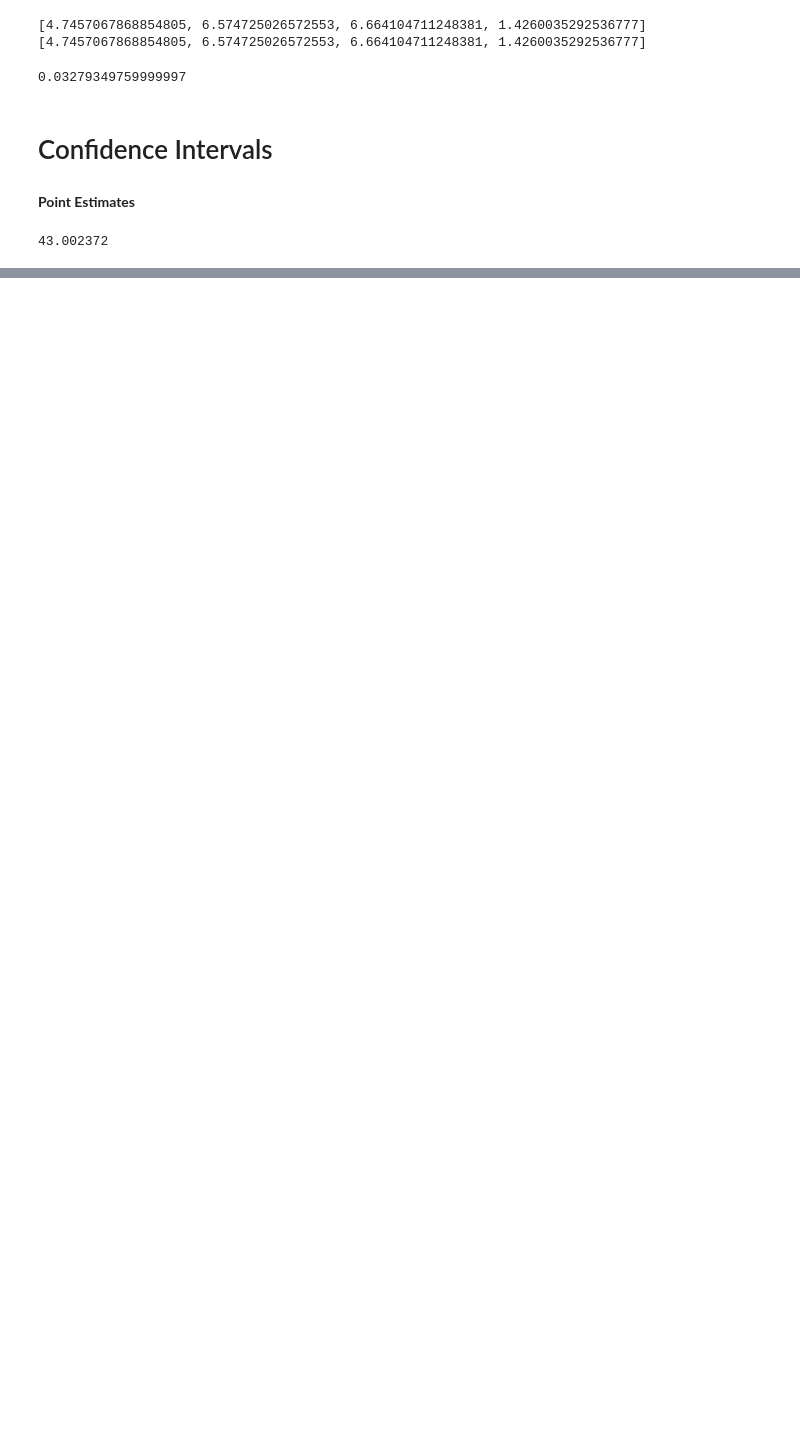
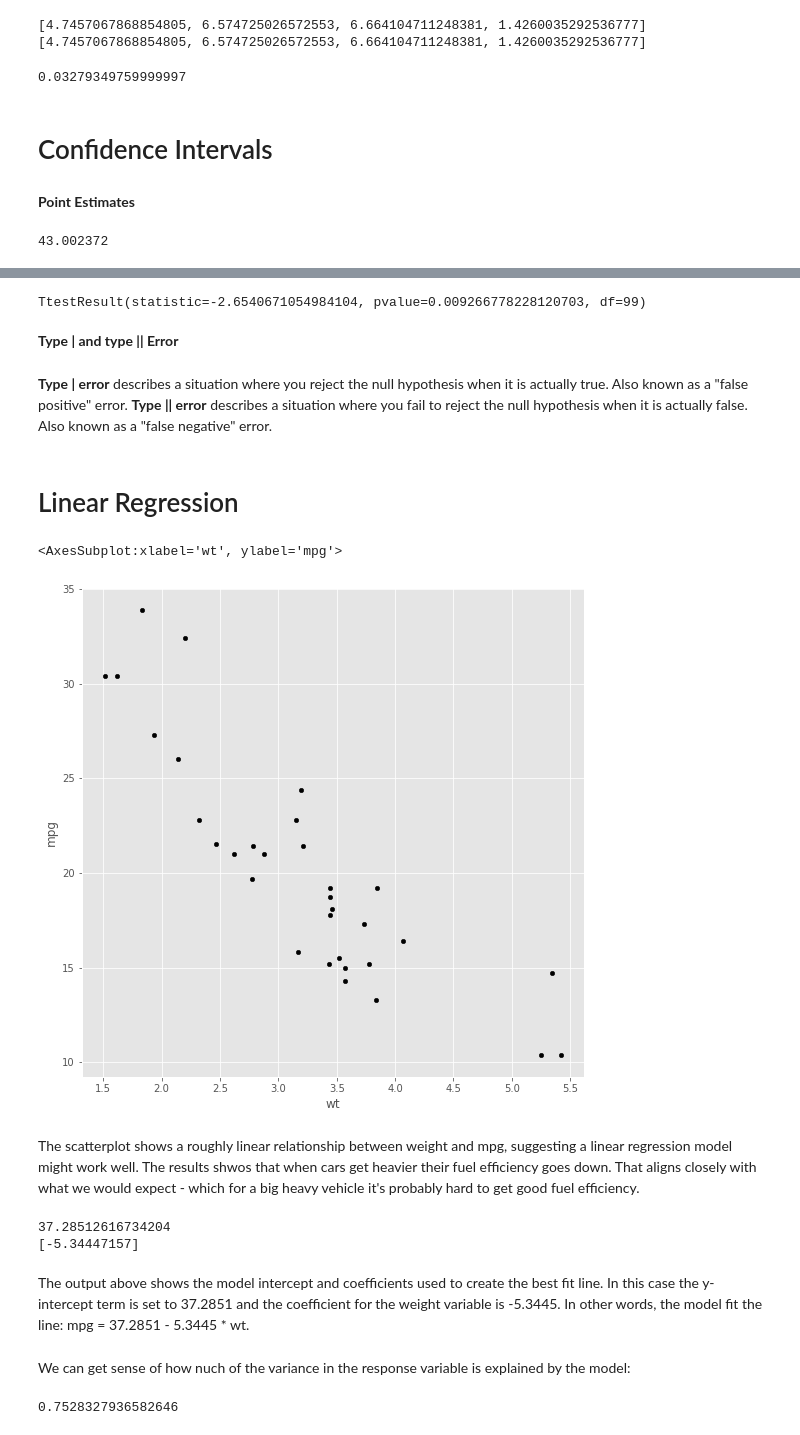
Before and after one commit to SapirBenHamo/Practicing-Python---Data-Analysis, a Jupyter notebook: PracticingPythonForDataAnalysis.ipynb, the cells around one changed output, grey strips where cells are left out. Drawn from its saved outputs; the diff is of its cells as text; code cells hidden in the pictures; blank space fills up the shorter version.

```diff
--- a/PracticingPythonForDataAnalysis.ipynb
+++ b/PracticingPythonForDataAnalysis.ipynb
@@ -1194,0 +1293,33 @@ population_ages.mean()
+# %%
+stats.ttest_rel(a = before,
+                b = after)
+# %% [output]
+TtestResult(statistic=-2.6540671054984104, pvalue=0.009266778228120703, df=99)
+# %% [markdown]
+**Type | and type || Error**
+# %% [markdown]
+**Type | error** describes a situation where you reject the null hypothesis when it is actually true. Also known as a "false positive" error.
+**Type || error** describes a situation where you fail to reject the null hypothesis when it is actually false. Also known as a "false negative" error.
+# %% [markdown]
+# Linear Regression
+# %%
+%matplotlib inline
+import numpy as np
+import pandas as pd
+import matplotlib
+import matplotlib.pyplot as plt
+import scipy.stats as stats
+matplotlib.style.use('ggplot')
+# %%
+# Load mtcars data set
+mtcars.plot(kind = 'scatter',
+            x = 'wt',
+            y = 'mpg',
+            figsize = (9,9),
+            color = 'black')
+# %% [output]
+<AxesSubplot:xlabel='wt', ylabel='mpg'>
+[figure, added]
+# %% [markdown]
+The scatterplot shows a roughly linear relationship between weight and mpg, suggesting a linear regression model might work well.
+The results shwos that when cars get heavier their fuel efficiency goes down. That aligns closely with what we would expect - which for a big heavy vehicle it's probably hard to get good fuel efficiency.
@@ -1194,0 +1328,23 @@ population_ages.mean()
+# %%
+# Initialize model
+regression_model = linear_model.LinearRegression()
+# Train the model using the mtcars data
+regression_model.fit(X = pd.DataFrame(mtcars['wt']),
+                     y = mtcars['mpg'])
+# Check trained model y-intercept - חותך
+print(regression_model.intercept_)
+
+# Check trained model coefficients - שיפוע
+print(regression_model.coef_)
+# %% [output]
+37.28512616734204
+[-5.34447157]
+# %% [markdown]
+The output above shows the model intercept and coefficients used to create the best fit line.  In this case the y-intercept term is set to 37.2851 and the coefficient for the weight variable is -5.3445. In other words, the model fit the line: mpg = 37.2851 - 5.3445 * wt.
+# %% [markdown]
+We can get sense of how nuch of the variance in the response variable is explained by the model:
+# %%
+regression_model.score(X = pd.DataFrame(mtcars['wt']),
+                       y = mtcars['mpg'])
+# %% [output]
+0.7528327936582646
```
Also changed, not shown: parts of 37 cells of this notebook.
